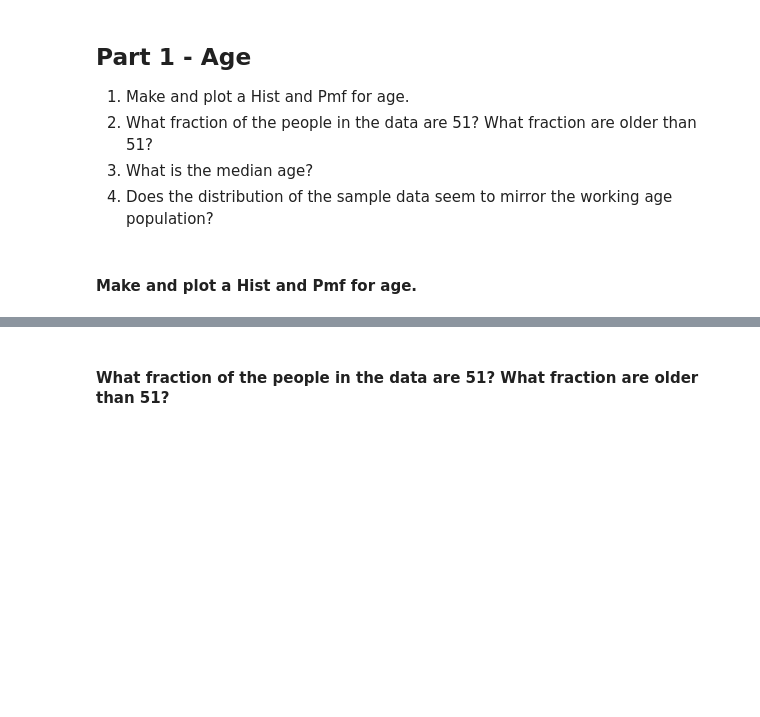
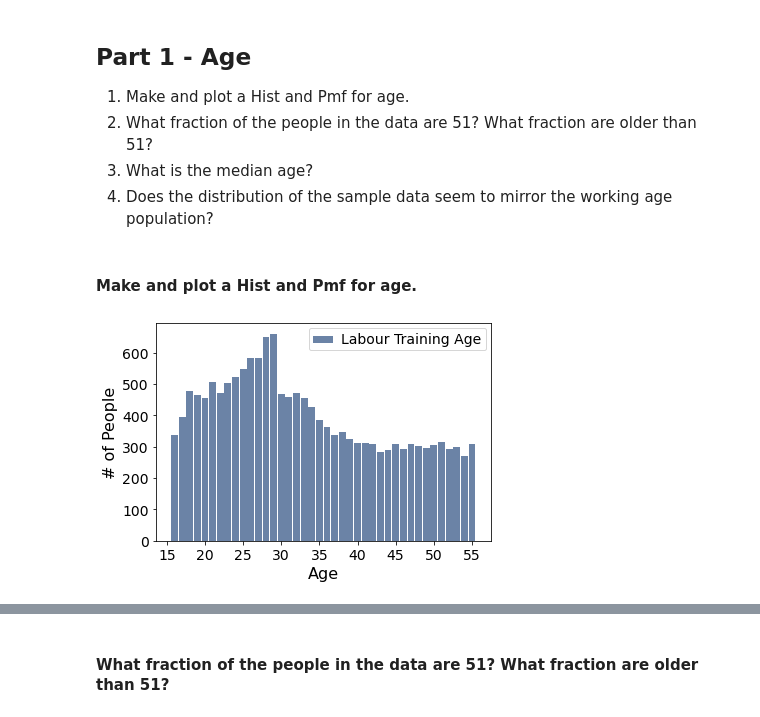
Before and after one commit to ASykes4/BSIP_Assignment_1_Students, a Jupyter notebook: stats_asn_1_stud_temp.ipynb, the cells around one changed output, grey strips where cells are left out. Cells and saved outputs as stored; diff of their text form; code cells hidden in the pictures; blank space fills up the shorter version.

```diff
--- a/stats_asn_1_stud_temp.ipynb
+++ b/stats_asn_1_stud_temp.ipynb
@@ -81,0 +80,6 @@ thinkplot.Hist(ageHist)
+# %%
+thinkplot.Hist(ageHist)
+thinkplot.Config(xlabel='Age', ylabel='# of People')
+thinkplot.bigger_text()
+# %% [output]
+[figure, added]
```
Also changed, not shown: parts of 4 cells of this notebook.
